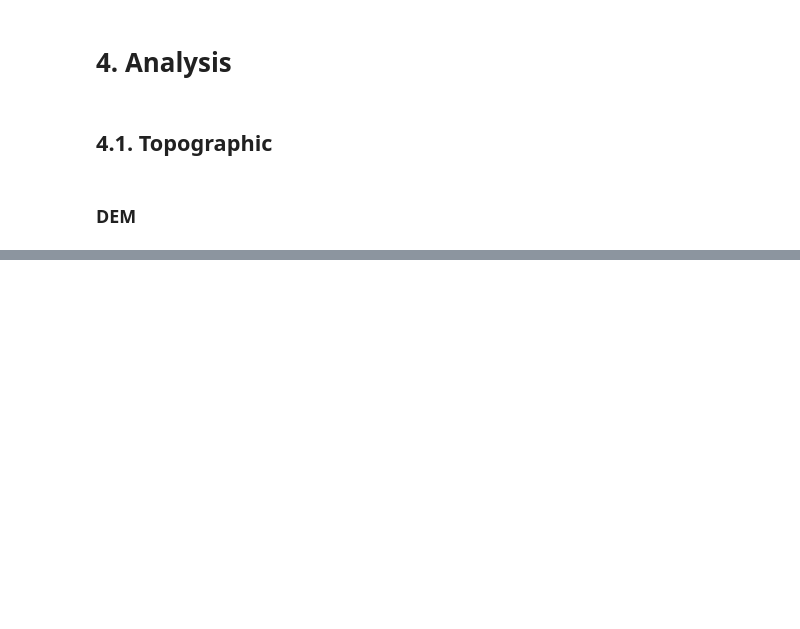
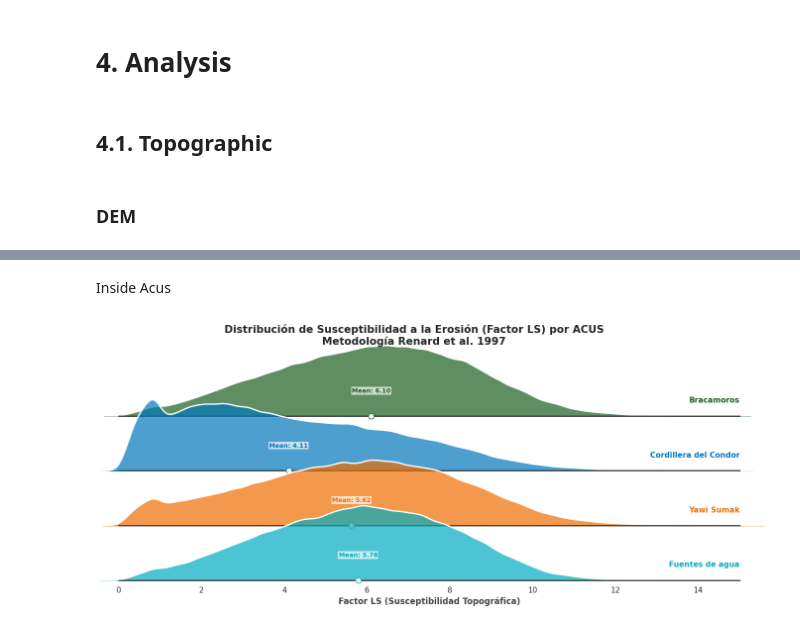
Before and after one commit to daningMontano/ACUS_ECOSYSTEM_FUNCTION_ZCH, a Jupyter notebook: Notebooks/Init_biophysical_charact/1_Base_line.ipynb, the cells around one changed output, grey strips where cells are left out. Drawn from its saved outputs; the diff is of its cells as text; code cells hidden in the pictures; blank space fills up the shorter version.

```diff
--- a/Notebooks/Init_biophysical_charact/1_Base_line.ipynb
+++ b/Notebooks/Init_biophysical_charact/1_Base_line.ipynb
@@ -138,0 +774,69 @@ map_dem
+# %% [markdown]
+Inside Acus
+# %%
+
+# 1. EXTRACCIÓN DE DATOS DEL FACTOR LS (Google Earth Engine)
+# Usamos la variable LS_Renard definida anteriormente
+nombres_categorias = acus.aggregate_array('Nombre').distinct().getInfo()
+all_ls_data = []
+
+for nombre in nombres_categorias:
+    subset = acus.filter(ee.Filter.eq('Nombre', nombre))
+    # Extraer valores del Factor LS
+    values_list = LS_Renard.reduceRegion(
+        reducer=ee.Reducer.toList(),
+        geometry=subset.geometry(),
+        scale=90,
+        maxPixels=1e8
+    ).get('LS_Renard_1997').getInfo()
+
+    if values_list:
+        df_temp = pd.DataFrame({'LS_Factor': values_list, 'ACUS': nombre})
+        all_ls_data.append(df_temp)
+
+df_plot_ls = pd.concat(all_ls_data, ignore_index=True)
+
+# 2. DISEÑO DE LA VISUALIZACIÓN (Ridgeline Plot)
+sns.set_theme(style="white", rc={"axes.facecolor": (0, 0, 0, 0)})
+custom_colors = ['#1B5E20', '#0277BD', '#EF6C00', '#00ACC1']
+
+g = sns.FacetGrid(df_plot_ls, row="ACUS", hue="ACUS", aspect=9, height=1.5, palette=custom_colors)
+
+# Mapeo de densidades (KDE)
+g.map(sns.kdeplot, "LS_Factor", bw_adjust=.6, clip_on=False, fill=True, alpha=0.7, linewidth=1.5)
+g.map(sns.kdeplot, "LS_Factor", clip_on=False, color="white", lw=2, bw_adjust=.6)
+g.map(plt.axhline, y=0, lw=2, clip_on=False, color="#444444")
+
+# 3. FUNCIÓN DE ETIQUETADO MODIFICADA (Nombres a la derecha)
+def annotate_ls(x, color, label):
+    ax = plt.gca()
+    curr_mean = x.mean()
+
+    # Nombre de la ACUS a la derecha (x=1 en transformAxes)
+    ax.text(1, 0.2, label, fontweight="bold", color=color,
+            ha="right", va="center", transform=ax.transAxes, fontsize=11)
+
+    # Punto de la media
+    ax.plot([curr_mean], [0], marker='o', color='white', markeredgecolor=color,
+            markersize=8, zorder=10, clip_on=False)
+
+    # Etiqueta de la media
+    ax.text(curr_mean, 0.05, f'Mean: {curr_mean:.2f}', color=color, fontweight='bold',
+            ha="center", va="bottom", fontsize=9,
+            bbox=dict(facecolor='white', alpha=0.7, edgecolor='none', pad=1))
+
+g.map(annotate_ls, "LS_Factor")
+
+# 4. REFINAMIENTO
+g.fig.subplots_adjust(hspace=-.3)
+g.set_titles("")
+g.set(yticks=[], ylabel="", xlim=(0, 15)) # Limitar a 15 ya que es el rango típico calculado
+g.despine(bottom=True, left=True)
+
+plt.xlabel("Factor LS (Susceptibilidad Topográfica)", fontsize=12, fontweight='bold', color='#444444')
+plt.suptitle('Distribución de Susceptibilidad a la Erosión (Factor LS) por ACUS\nMetodología Renard et al. 1997',
+             fontsize=15, fontweight='bold', y=0.98)
+
+plt.show()
+# %% [output]
+[figure, added]
```
Also changed, not shown: parts of 21 cells of this notebook.
